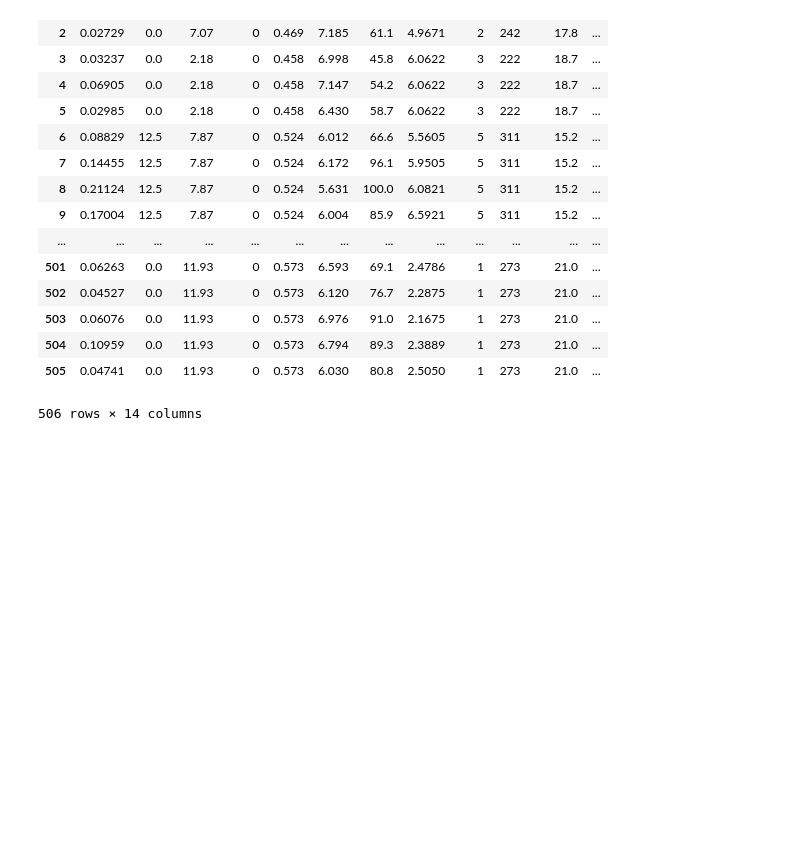
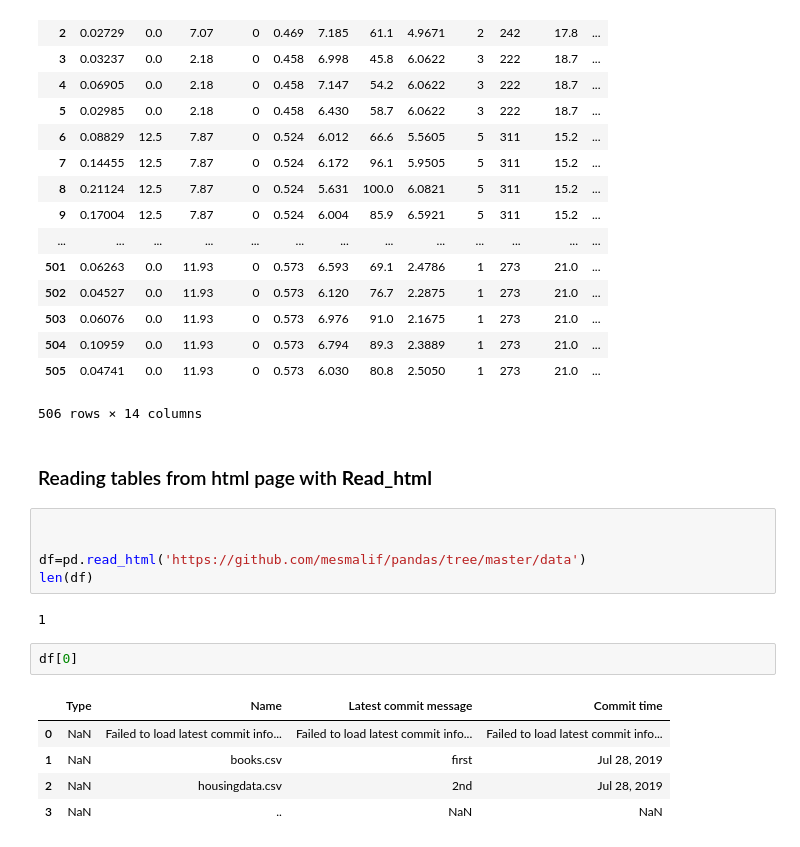
Before and after one commit to mesmalif/pandas, a Jupyter notebook: 1 pandas import data.ipynb, the cells around one changed output. Cells and saved outputs as stored; diff of their text form; blank space fills up the shorter version.

```diff
--- a/1 pandas import data.ipynb
+++ b/1 pandas import data.ipynb
@@ -39,3 +39,20 @@ pd.read_csv(url)
 | 504 | 0.10959 | 0.0 | 11.93 | 0 | 0.573 | 6.794 | 89.3 | 2.3889 | 1 | 273 | 21.0 | ... |
 | 505 | 0.04741 | 0.0 | 11.93 | 0 | 0.573 | 6.030 | 80.8 | 2.5050 | 1 | 273 | 21.0 | ... |
 506 rows × 14 columns
+# %% [markdown]
+### Reading tables from html page with **Read_html**
+# %%
+
+
+df=pd.read_html('https://github.com/mesmalif/pandas/tree/master/data')
+len(df)
+# %% [output]
+1
+# %%
+df[0]
+# %% [output]
+|  | Type | Name | Latest commit message | Commit time |
+| 0 | NaN | Failed to load latest commit info... | Failed to load latest commit info... | Failed to load latest commit info... |
+| 1 | NaN | books.csv | first | Jul 28, 2019 |
+| 2 | NaN | housingdata.csv | 2nd | Jul 28, 2019 |
+| 3 | NaN | .. | NaN | NaN |
```
